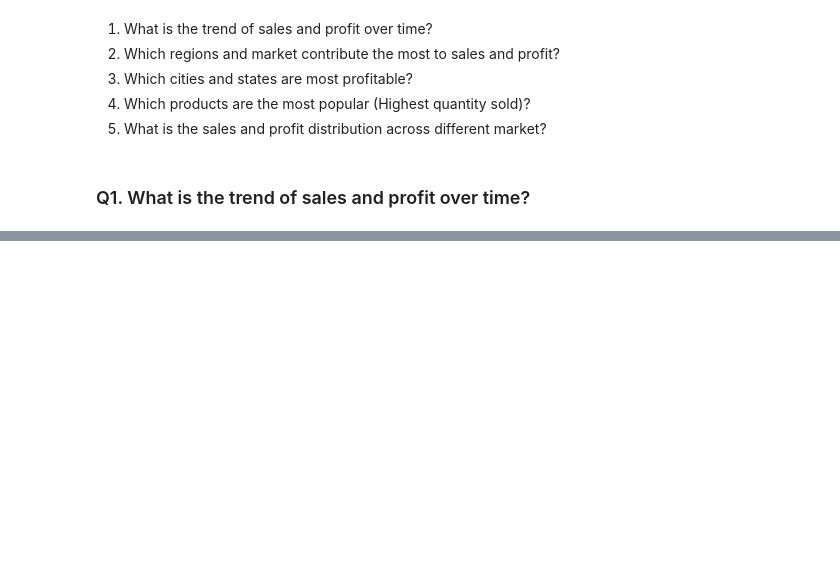
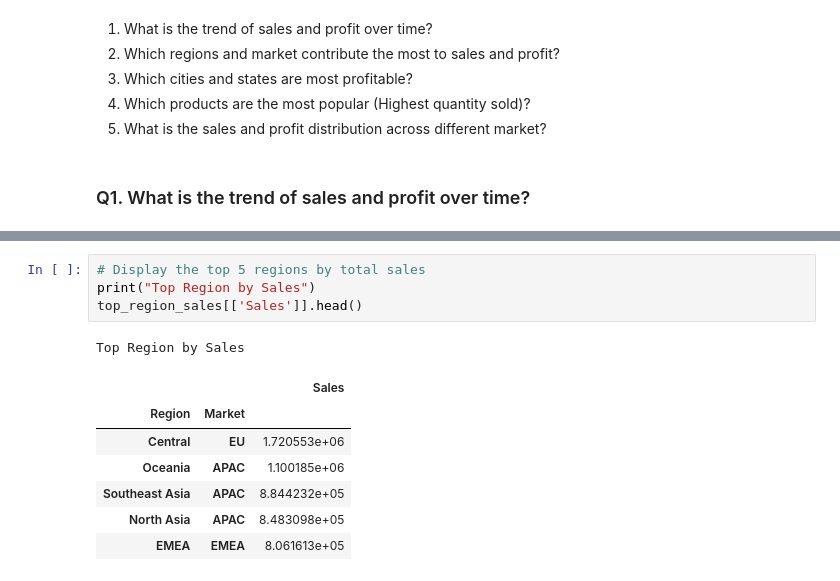
Before and after one commit to dipankarmajumdar/international_super_market_data_analysis, a Jupyter notebook: Super_International_Market_Analysis.ipynb, the cells around one changed output, grey strips where cells are left out. Drawn from its saved outputs; the diff is of its cells as text; blank space fills up the shorter version.

```diff
--- a/Super_International_Market_Analysis.ipynb
+++ b/Super_International_Market_Analysis.ipynb
@@ -509,0 +558,13 @@ Year
+# %%
+# Display the top 5 regions by total sales
+print("Top Region by Sales")
+top_region_sales[['Sales']].head()
+# %% [output]
+Top Region by Sales
+|  |  | Sales |
+| Region | Market |  |
+| Central | EU | 1.720553e+06 |
+| Oceania | APAC | 1.100185e+06 |
+| Southeast Asia | APAC | 8.844232e+05 |
+| North Asia | APAC | 8.483098e+05 |
+| EMEA | EMEA | 8.061613e+05 |
```
Also changed, not shown: parts of 8 cells of this notebook.
